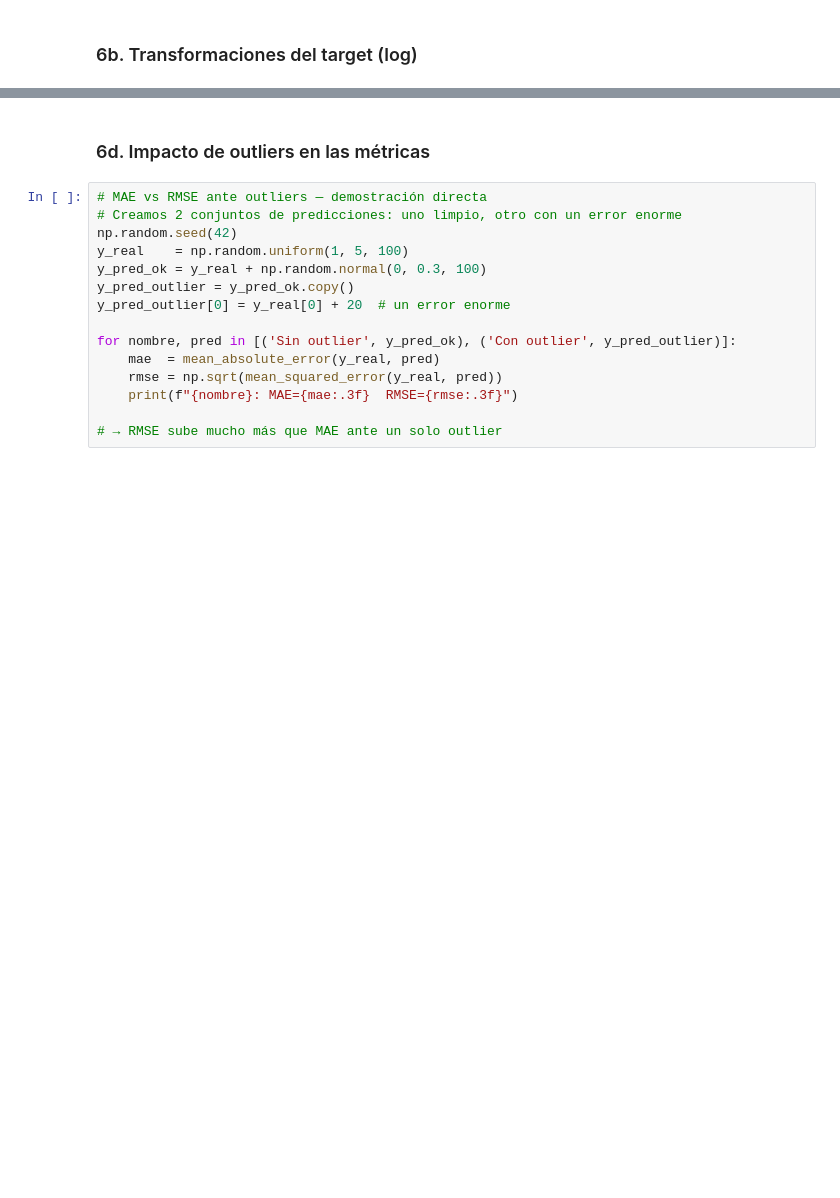
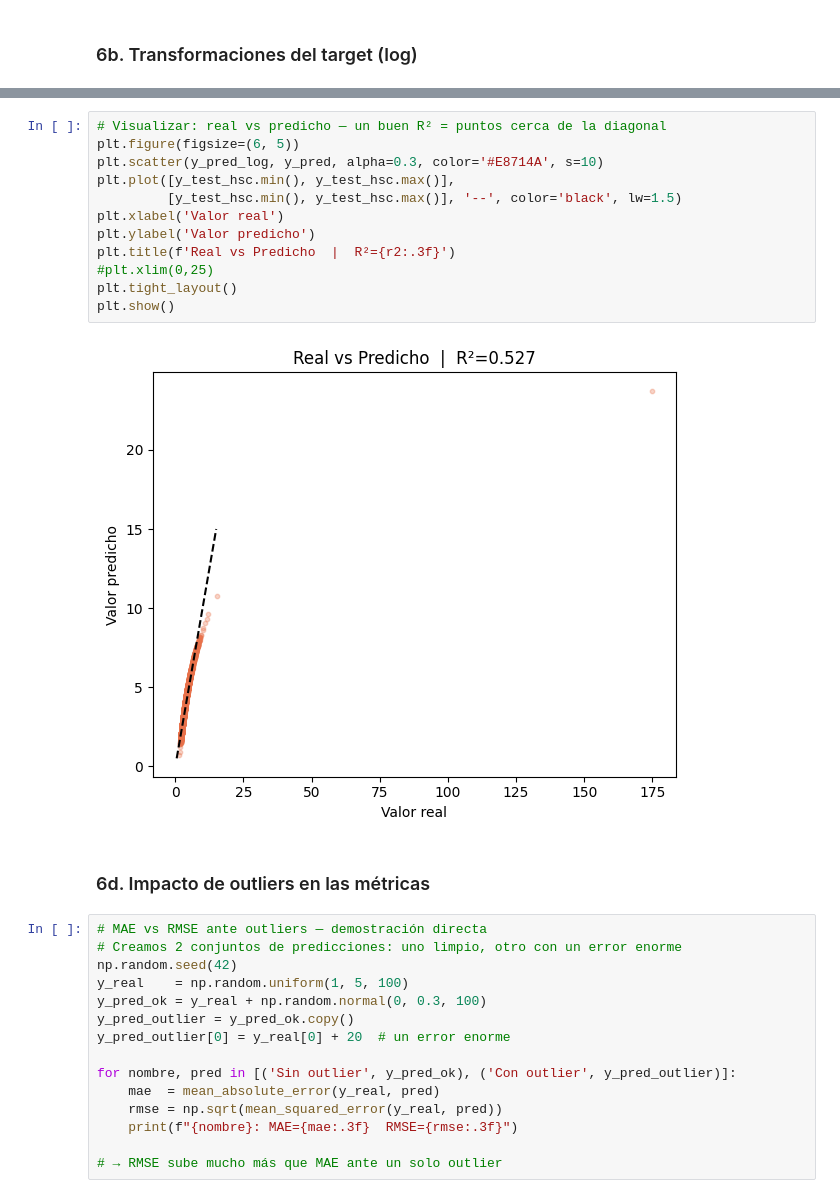
Before and after one commit to CatherineCabreraTT24/S11-Supervised-Learning, a Jupyter notebook: Webinar 2 Teoría/W2_Scaling_Metricas.ipynb, the cells around one changed output, grey strips where cells are left out. Drawn from its saved outputs; the diff is of its cells as text; blank space fills up the shorter version.

```diff
--- a/Webinar 2 Teoría/W2_Scaling_Metricas.ipynb
+++ b/Webinar 2 Teoría/W2_Scaling_Metricas.ipynb
@@ -399,3 +480,17 @@ R²  con log:   0.2657
+# %%
+# Visualizar: real vs predicho — un buen R² = puntos cerca de la diagonal
+plt.figure(figsize=(6, 5))
+plt.scatter(y_pred_log, y_pred, alpha=0.3, color='#E8714A', s=10)
+plt.plot([y_test_hsc.min(), y_test_hsc.max()],
+         [y_test_hsc.min(), y_test_hsc.max()], '--', color='black', lw=1.5)
+plt.xlabel('Valor real')
+plt.ylabel('Valor predicho')
+plt.title(f'Real vs Predicho  |  R²={r2:.3f}')
+#plt.xlim(0,25)
+plt.tight_layout()
+plt.show()
+# %% [output]
+[figure, added]
 # %% [markdown]
 ### 6d. Impacto de outliers en las métricas
 # %%
```
Also changed, not shown: parts of 16 cells of this notebook, 2 other files.
